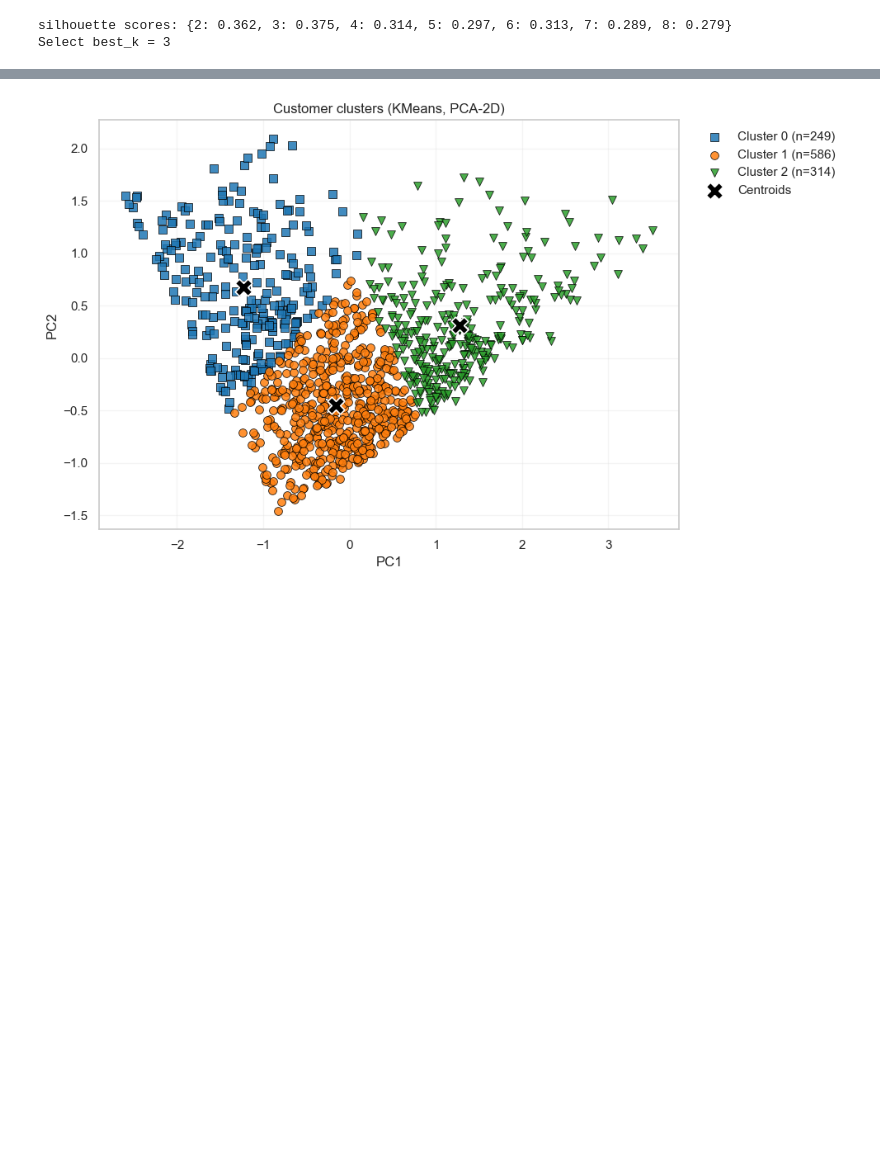
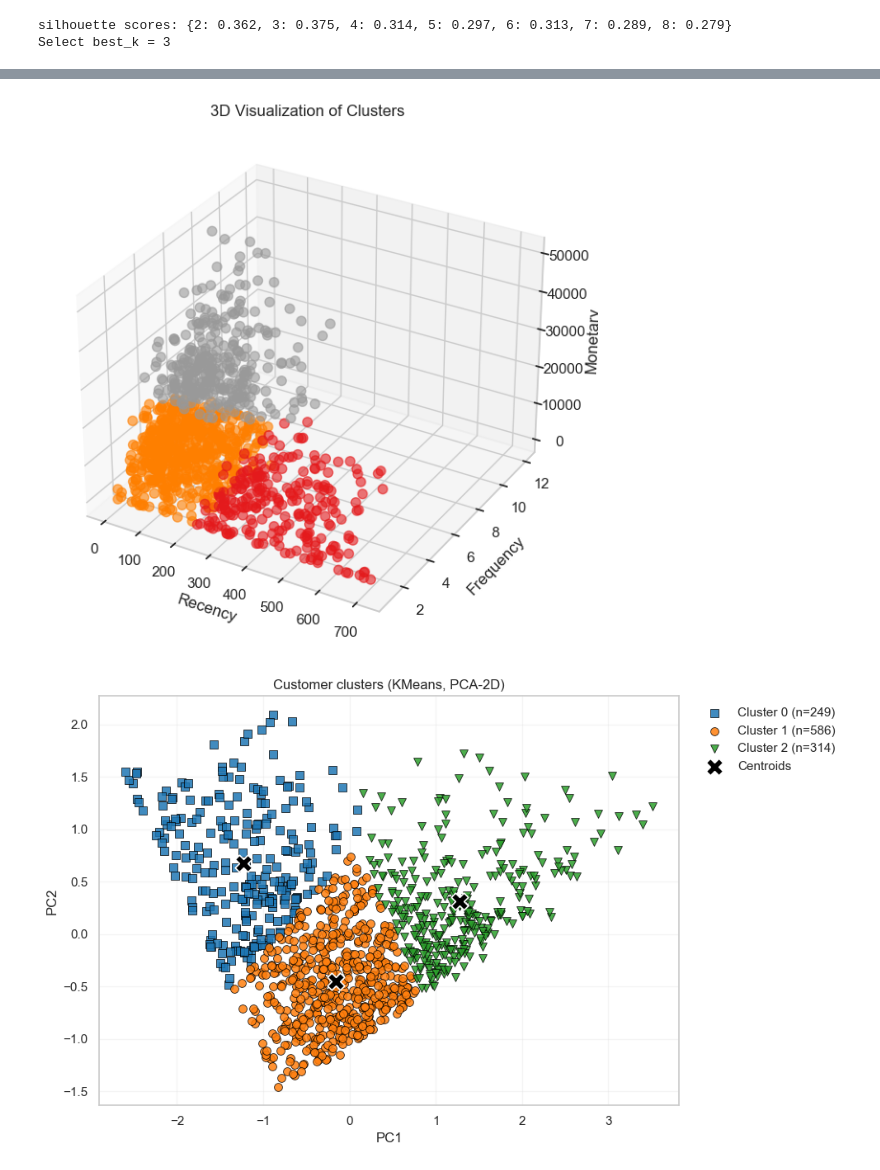
Before and after one commit to PolyU-Computer-Science/Year3-COMP3134-BI-Group-Project, a Jupyter notebook: Group_6.ipynb, the cells around one changed output, grey strips where cells are left out. Saved outputs shown, nothing was run; the diff lists cells and outputs as text; code cells hidden in the pictures; blank space fills up the shorter version.

```diff
--- a/Group_6.ipynb
+++ b/Group_6.ipynb
@@ -389,6 +405,24 @@ Select best_k = 3
 # Final clustering with best_k
 km = KMeans(n_clusters=best_k, random_state=42, n_init=20).fit(X_scaled)
 rfm['cluster'] = km.labels_
+# %%
+# Visualization of clusters in 3D
+ax = plt.figure().add_subplot(111, projection='3d')
+
+scatter = ax.scatter(
+    rfm['Recency'], rfm['Frequency'], rfm['Monetary'],
+    c=rfm['cluster'], cmap='Set1', s=50, alpha=0.6
+)
+
+plt.xlabel('Recency')
+plt.ylabel('Frequency')
+ax.set_zlabel('Monetary')
+plt.title('3D Visualization of Clusters')
+plt.tight_layout()
+plt.savefig(IMAGE_OUTPUT_DIR / 'customer_clusters_3d.png')
+plt.show()
+# %% [output]
+[figure, added]
 # %%
 # Visualize clusters using PCA
 pca = PCA(n_components=2)
```
Also changed, not shown: parts of 2 cells of this notebook, 2 other files.
